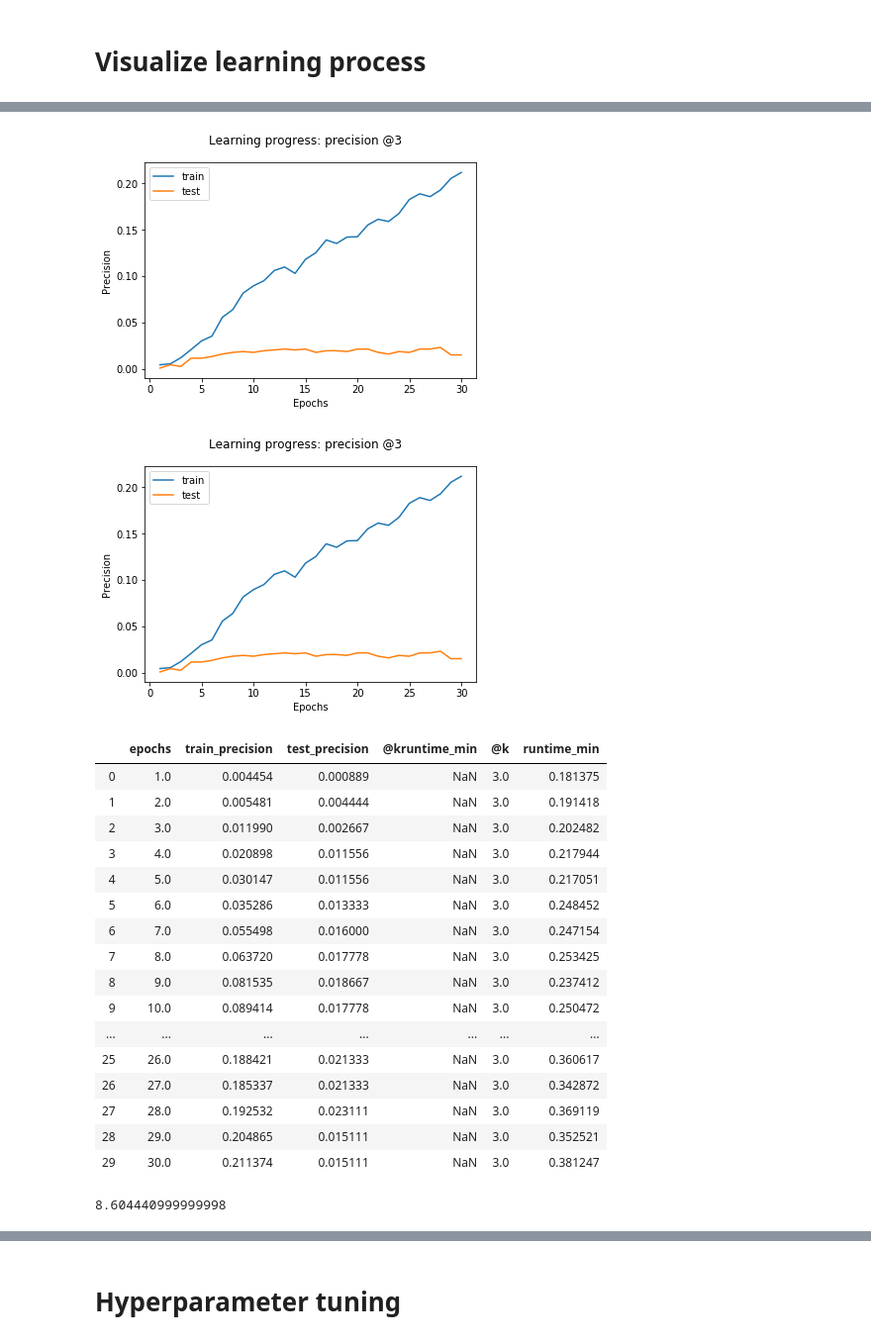
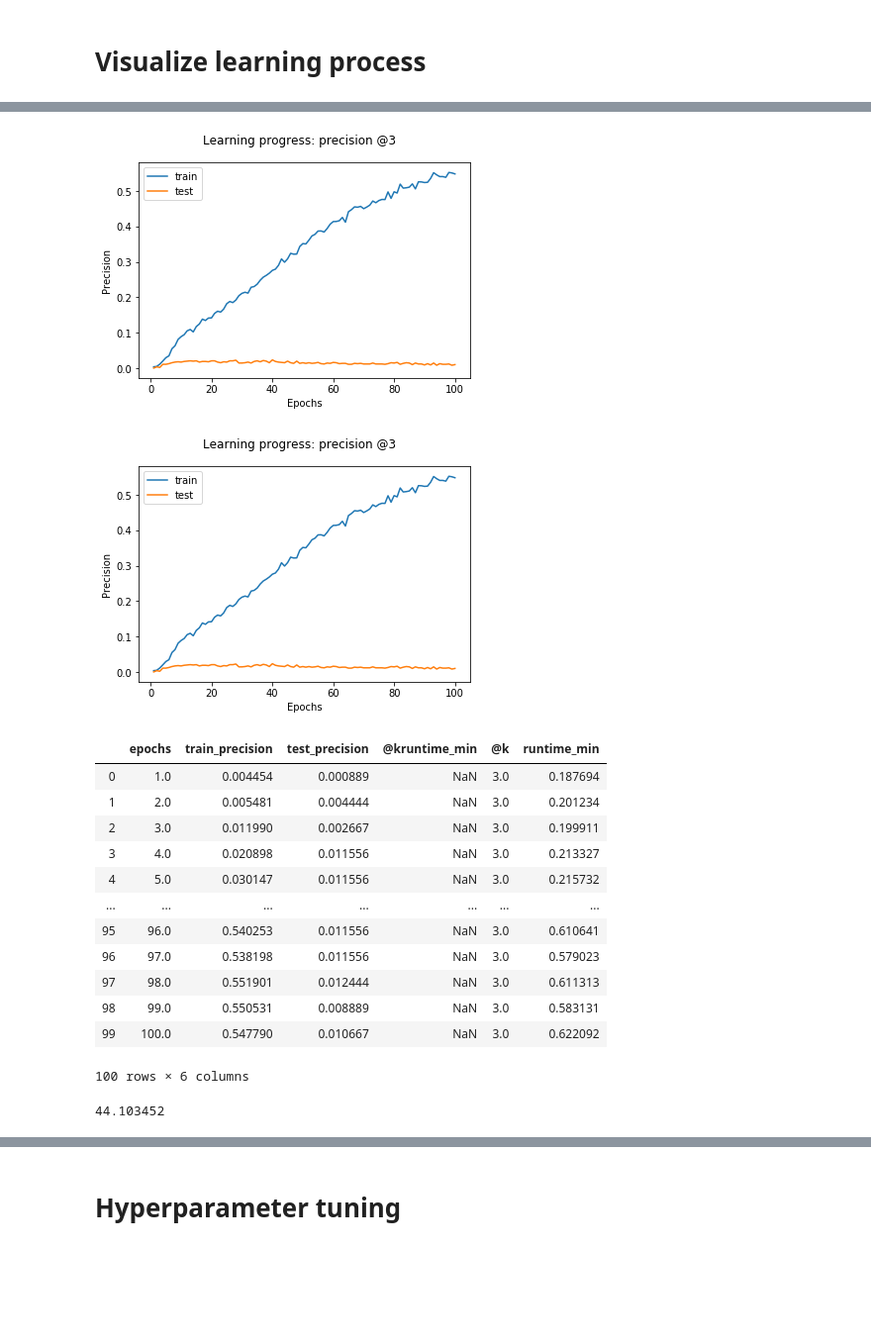
Before and after one commit to Konstantin-Orlovskiy/MSc-Project-Ecommerce, a Jupyter notebook: RetailRocket_Orgnl/Experimenting.ipynb, the cells around one changed output, grey strips where cells are left out. Shown at 99% size. Saved outputs shown, nothing was run; the diff lists cells and outputs as text; code cells hidden in the pictures; blank space fills up the shorter version.

```diff
--- a/RetailRocket_Orgnl/Experimenting.ipynb
+++ b/RetailRocket_Orgnl/Experimenting.ipynb
@@ -974,35 +970,31 @@ def learning_vis_precision(train, test, item_features, k, epochs):
 
     return(figure, stats, total_runtime_min)
 # %%
-prec_at_3 = learning_vis_precision(train, test, item_features, k=3, epochs=30)
+prec_at_3 = learning_vis_precision(train, test, item_features, k=3, epochs=100)
 # %% [output]
-[figure, old version]
+[figure, new version]
 # %%
 prec_at_3[0]
 # %% [output]
-[figure, old version]
+[figure, new version]
 # %%
 prec_at_3[1]
 # %% [output]
 |  | epochs | train_precision | test_precision | @kruntime_min | @k | runtime_min |
-| 0 | 1.0 | 0.004454 | 0.000889 | NaN | 3.0 | 0.181375 |
-| 1 | 2.0 | 0.005481 | 0.004444 | NaN | 3.0 | 0.191418 |
-| 2 | 3.0 | 0.011990 | 0.002667 | NaN | 3.0 | 0.202482 |
-| 3 | 4.0 | 0.020898 | 0.011556 | NaN | 3.0 | 0.217944 |
-| 4 | 5.0 | 0.030147 | 0.011556 | NaN | 3.0 | 0.217051 |
-| 5 | 6.0 | 0.035286 | 0.013333 | NaN | 3.0 | 0.248452 |
-| 6 | 7.0 | 0.055498 | 0.016000 | NaN | 3.0 | 0.247154 |
-| 7 | 8.0 | 0.063720 | 0.017778 | NaN | 3.0 | 0.253425 |
-| 8 | 9.0 | 0.081535 | 0.018667 | NaN | 3.0 | 0.237412 |
-| 9 | 10.0 | 0.089414 | 0.017778 | NaN | 3.0 | 0.250472 |
+| 0 | 1.0 | 0.004454 | 0.000889 | NaN | 3.0 | 0.187694 |
+| 1 | 2.0 | 0.005481 | 0.004444 | NaN | 3.0 | 0.201234 |
+| 2 | 3.0 | 0.011990 | 0.002667 | NaN | 3.0 | 0.199911 |
+| 3 | 4.0 | 0.020898 | 0.011556 | NaN | 3.0 | 0.213327 |
+| 4 | 5.0 | 0.030147 | 0.011556 | NaN | 3.0 | 0.215732 |
 | ... | ... | ... | ... | ... | ... | ... |
-| 25 | 26.0 | 0.188421 | 0.021333 | NaN | 3.0 | 0.360617 |
-| 26 | 27.0 | 0.185337 | 0.021333 | NaN | 3.0 | 0.342872 |
-| 27 | 28.0 | 0.192532 | 0.023111 | NaN | 3.0 | 0.369119 |
-| 28 | 29.0 | 0.204865 | 0.015111 | NaN | 3.0 | 0.352521 |
-| 29 | 30.0 | 0.211374 | 0.015111 | NaN | 3.0 | 0.381247 |
+| 95 | 96.0 | 0.540253 | 0.011556 | NaN | 3.0 | 0.610641 |
+| 96 | 97.0 | 0.538198 | 0.011556 | NaN | 3.0 | 0.579023 |
+| 97 | 98.0 | 0.551901 | 0.012444 | NaN | 3.0 | 0.611313 |
+| 98 | 99.0 | 0.550531 | 0.008889 | NaN | 3.0 | 0.583131 |
+| 99 | 100.0 | 0.547790 | 0.010667 | NaN | 3.0 | 0.622092 |
+100 rows × 6 columns
 # %%
 prec_at_3[2]
 # %% [output]
-8.604440999999998
+44.103452
 # %%
```
Also changed, not shown: parts of 12 cells of this notebook, 1 other file.
